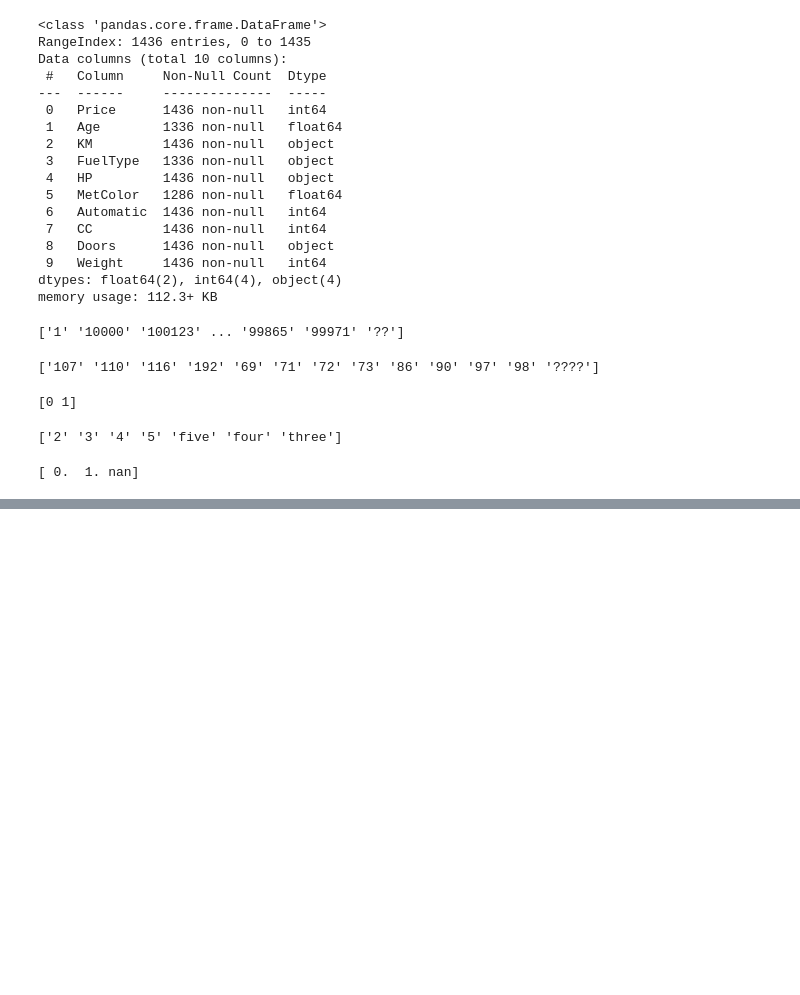
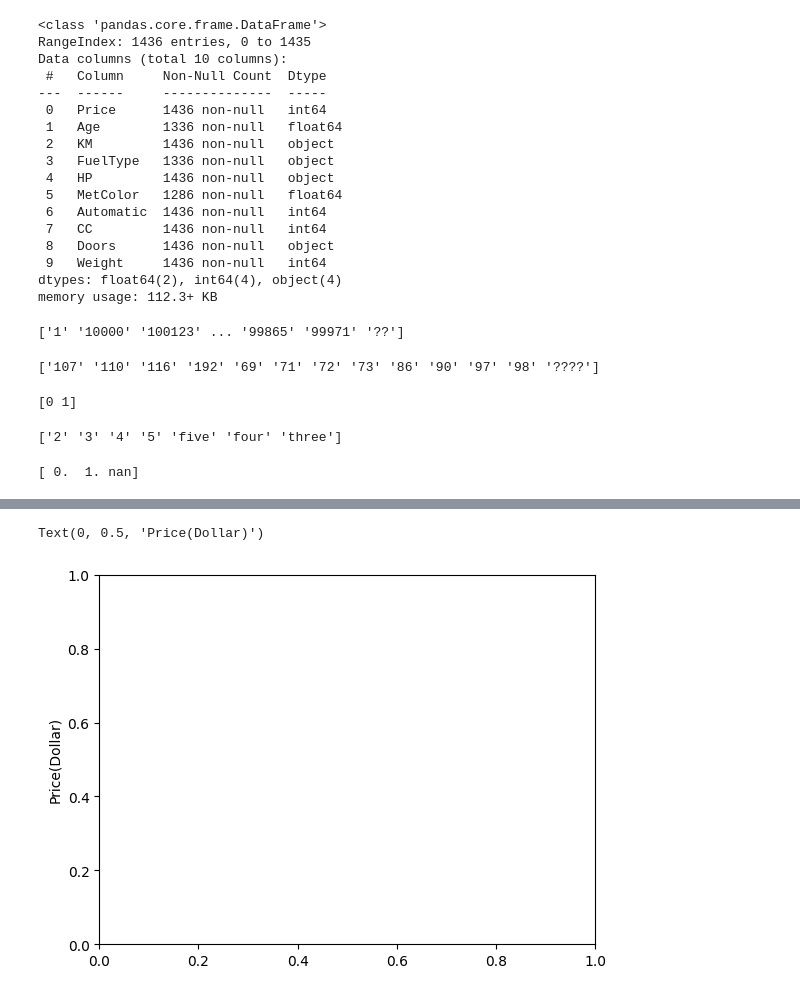
Before and after one commit to Atangajoshua290/data_analytics_python, a Jupyter notebook: reading_data.ipynb, the cells around one changed output, grey strips where cells are left out. Saved outputs shown, nothing was run; the diff lists cells and outputs as text; code cells hidden in the pictures; blank space fills up the shorter version.

```diff
--- a/reading_data.ipynb
+++ b/reading_data.ipynb
@@ -436,0 +766,7 @@ print(np.unique(df["MetColor"]))
+# %%
+#changing the lable for y-axixs
+
+plt.ylabel('Price(Dollar)')
+# %% [output]
+Text(0, 0.5, 'Price(Dollar)')
+[figure, added]
```
Also changed, not shown: parts of 55 cells of this notebook, 3 other files.
